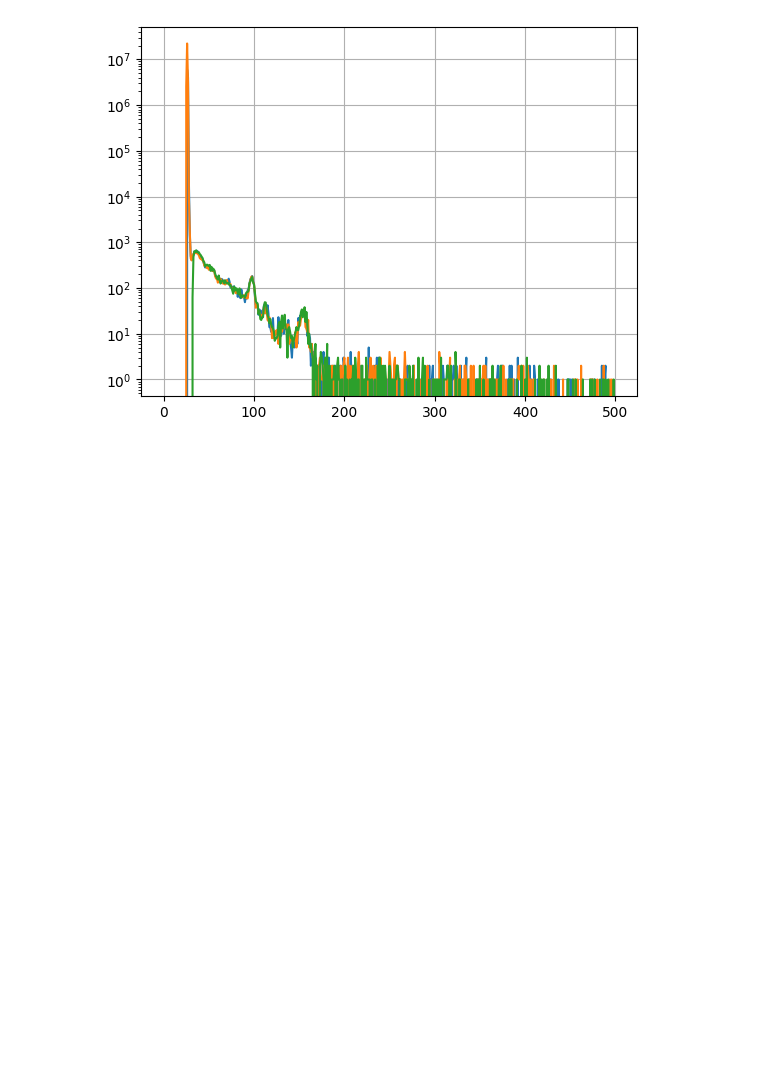
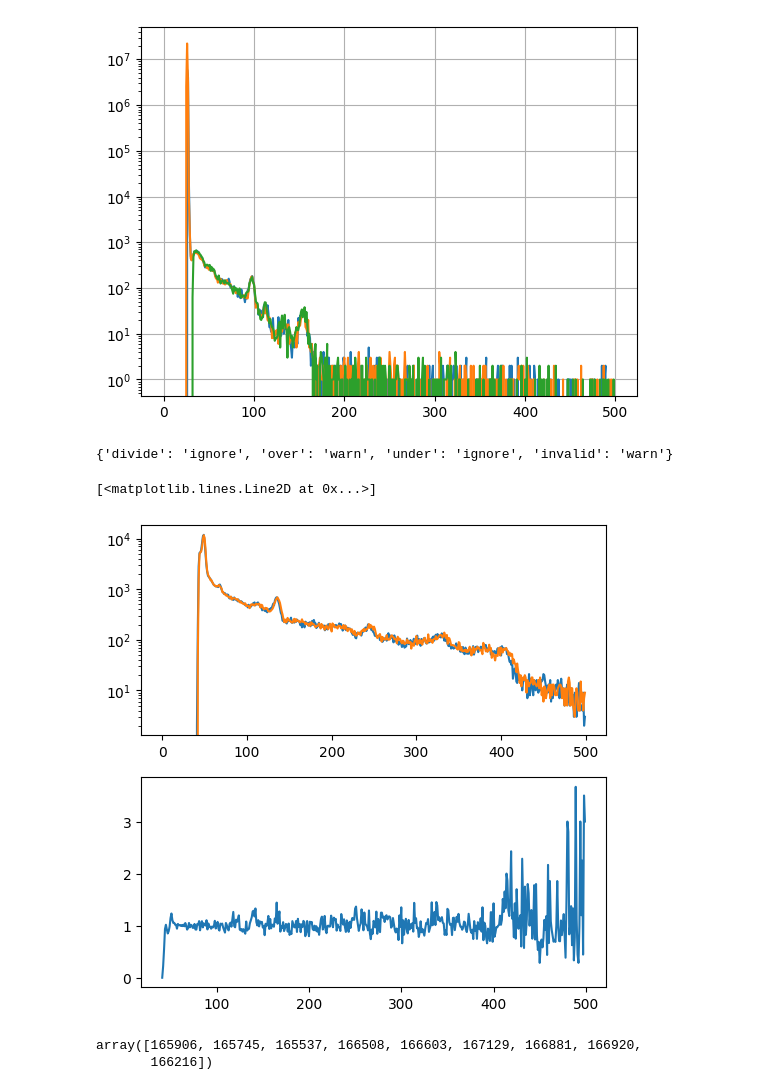
Before and after one commit to physkael/digiBase, a Jupyter notebook: miniDAQ.ipynb, the cells around one changed output. Drawn from its saved outputs; the diff is of its cells as text; code cells hidden in the pictures; blank space fills up the shorter version.

Commit message:
update ignore + spectral analysis

```diff
--- a/miniDAQ.ipynb
+++ b/miniDAQ.ipynb
@@ -70,3 +70,30 @@ plt.yscale('log')
 plt.grid()
 # %% [output]
 [figure]
+# %%
+spec = np.load('spectra.npy')
+# %%
+np.seterr(divide='ignore', invalid='ignore')
+# %% [output]
+{'divide': 'ignore', 'over': 'warn', 'under': 'ignore', 'invalid': 'warn'}
+# %%
+i = 8
+fig = plt.figure(figsize=(6, 6))
+ax = fig.add_subplot(211)
+s0 = spec[i] - spec[i-1]
+s1 = spec[i+1] - spec[i]
+s10 = s1 / s0
+ax.plot(s0[0:500])
+ax.plot(s1[0:500])
+ax.set_yscale('log')
+ax = fig.add_subplot(212)
+ax.plot(s10[0:500])
+# %% [output]
+[<matplotlib.lines.Line2D at 0x...>]
+[figure, added]
+# %%
+diff_spec = spec[1:] - spec[:-1]
+np.sum(diff_spec, axis=1)
+# %% [output]
+array([165906, 165745, 165537, 166508, 166603, 167129, 166881, 166920,
+       166216])
```
Also changed, not shown: parts of 1 cell of this notebook, 1 other file.
